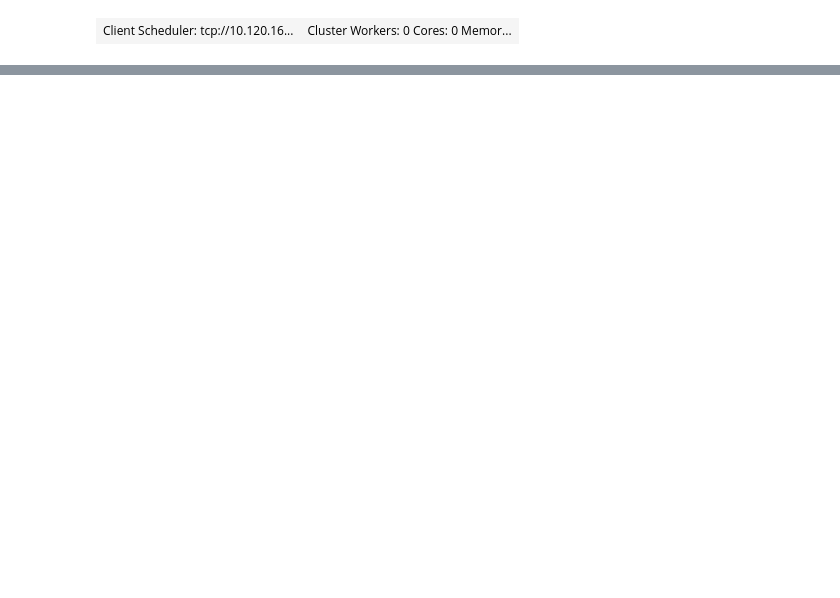
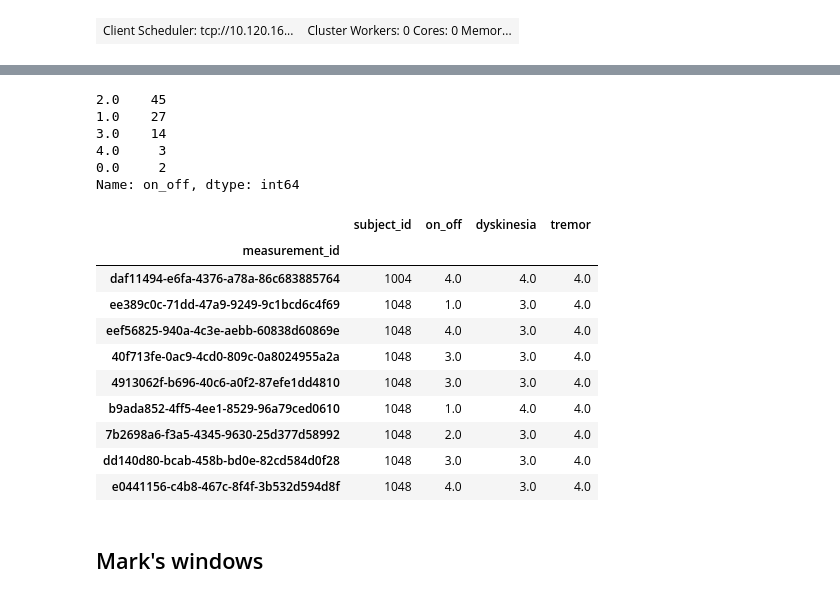
Before and after one commit to huangy6/beat_pd, a Jupyter notebook: feature extraction.ipynb, the cells around one changed output, grey strips where cells are left out. Cells and saved outputs as stored; diff of their text form; code cells hidden in the pictures; blank space fills up the shorter version.

Commit message:
Extract windowed features for ensemble

```diff
--- a/feature extraction.ipynb
+++ b/feature extraction.ipynb
@@ -52,0 +133,4 @@ cluster.scale(n=0)
+# %%
+label_cols = ['on_off', 'dyskinesia', 'tremor', 'subject_id']
+other_cols = ['samp_id']
+labels = pd.read_csv('/home/hy180/projects/beat_pd/data/cis-pd/data_labels/CIS-PD_Training_Data_IDs_Labels.csv', index_col=0)
@@ -52,0 +205,25 @@ cluster.scale(n=0)
+# %%
+labels[labels.subject_id==1048].on_off.value_counts()
+# %% [output]
+2.0    45
+1.0    27
+3.0    14
+4.0     3
+0.0     2
+Name: on_off, dtype: int64
+# %%
+labels[labels.tremor==4]
+# %% [output]
+|  | subject_id | on_off | dyskinesia | tremor |
+| measurement_id |  |  |  |  |
+| daf11494-e6fa-4376-a78a-86c683885764 | 1004 | 4.0 | 4.0 | 4.0 |
+| ee389c0c-71dd-47a9-9249-9c1bcd6c4f69 | 1048 | 1.0 | 3.0 | 4.0 |
+| eef56825-940a-4c3e-aebb-60838d60869e | 1048 | 4.0 | 3.0 | 4.0 |
+| 40f713fe-0ac9-4cd0-809c-0a8024955a2a | 1048 | 3.0 | 3.0 | 4.0 |
+| 4913062f-b696-40c6-a0f2-87efe1dd4810 | 1048 | 3.0 | 3.0 | 4.0 |
+| b9ada852-4ff5-4ee1-8529-96a79ced0610 | 1048 | 1.0 | 4.0 | 4.0 |
+| 7b2698a6-f3a5-4345-9630-25d377d58992 | 1048 | 2.0 | 3.0 | 4.0 |
+| dd140d80-bcab-458b-bd0e-82cd584d0f28 | 1048 | 3.0 | 3.0 | 4.0 |
+| e0441156-c4b8-467c-8f4f-3b532d594d8f | 1048 | 4.0 | 3.0 | 4.0 |
+# %% [markdown]
+## Mark's windows
```
Also changed, not shown: parts of 37 cells of this notebook, 2 other files.
